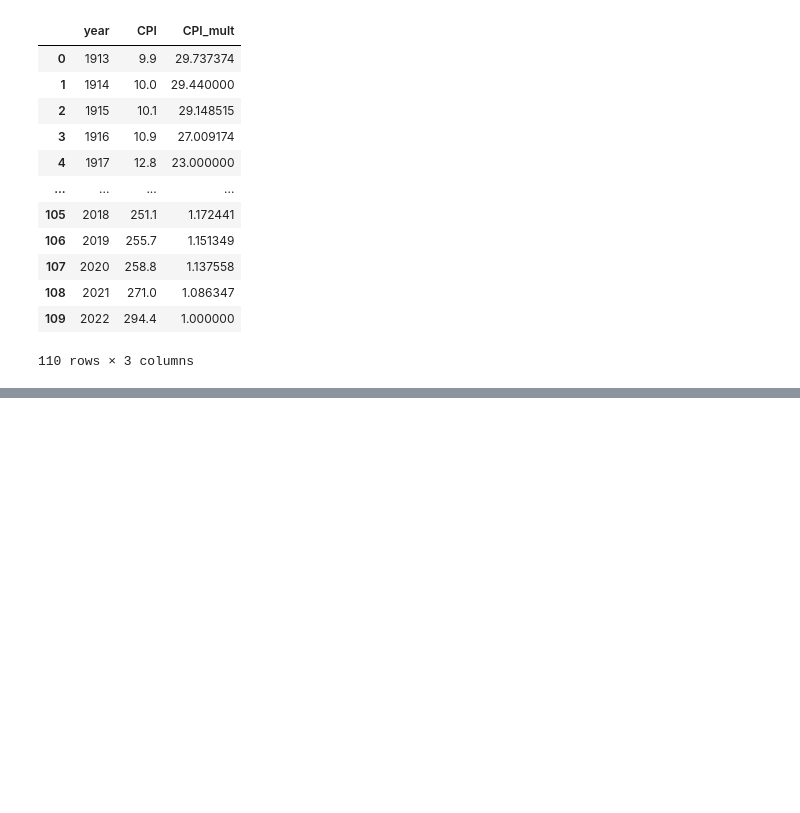
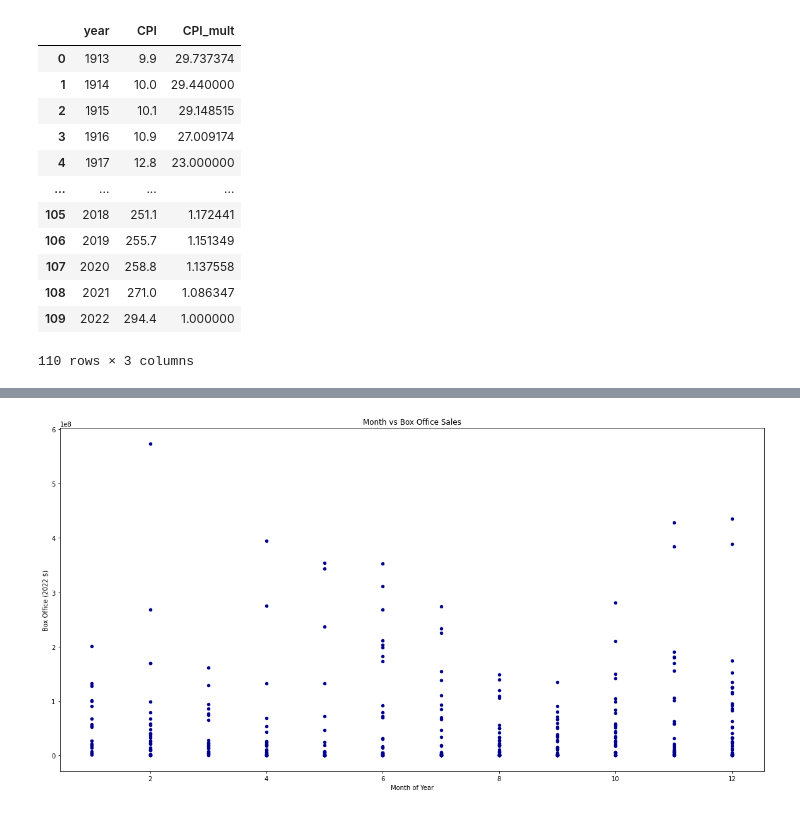
Before and after one commit to steve-gomes/dsc-phase-1-project-v2-4, a Jupyter notebook: student.ipynb, the cells around one changed output, grey strips where cells are left out. Drawn from its saved outputs; the diff is of its cells as text; code cells hidden in the pictures; blank space fills up the shorter version.

```diff
--- a/student.ipynb
+++ b/student.ipynb
@@ -423,0 +193,9 @@ conn.close()
+# %%
+# Try Month vs Sales scatter
+ax2 = clean_info.plot.scatter(x='month',y='box2022',c='DarkBlue')
+ax2.set_title('Month vs Box Office Sales')
+ax2.set_xlabel('Month of Year')
+ax2.set_ylabel('Box Office (2022 $)')
+plt.show()
+# %% [output]
+[figure, added]
```
Also changed, not shown: parts of 30 cells of this notebook.
